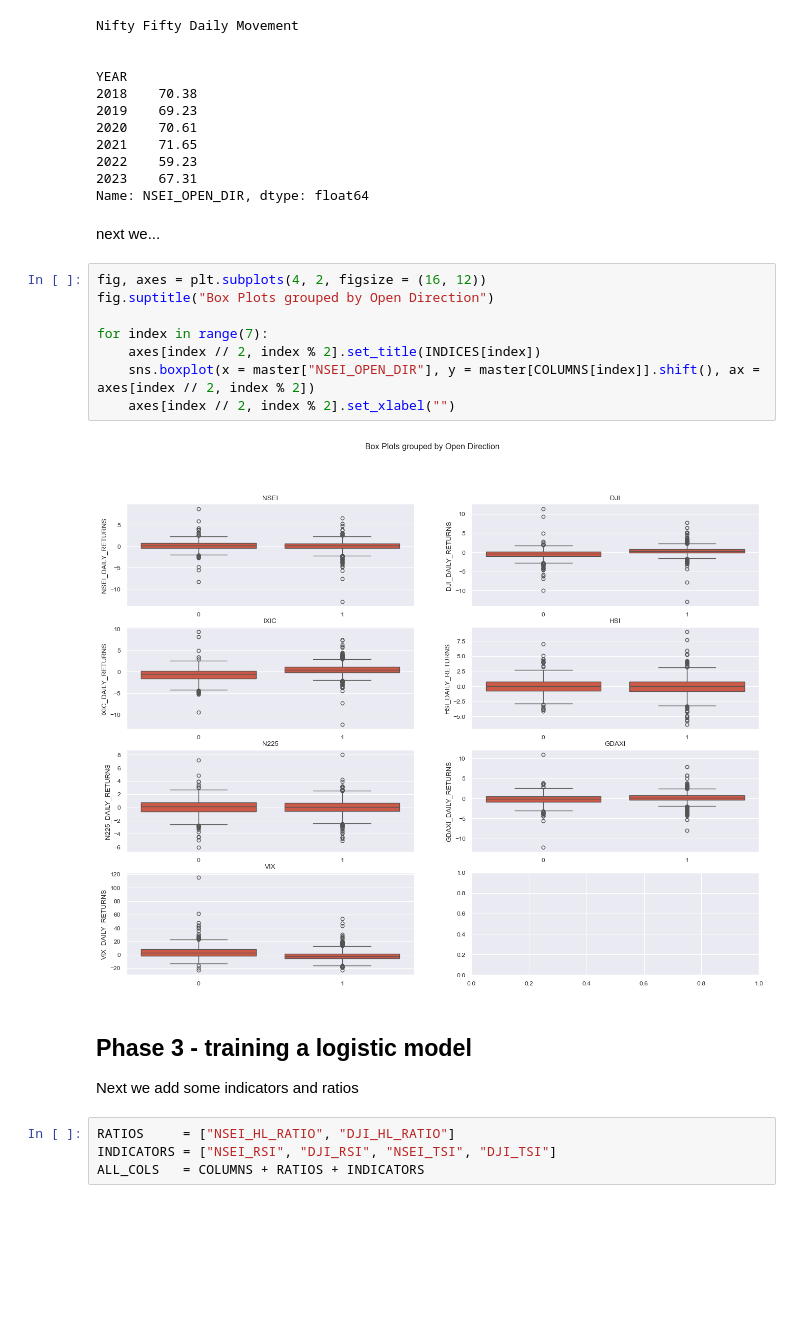
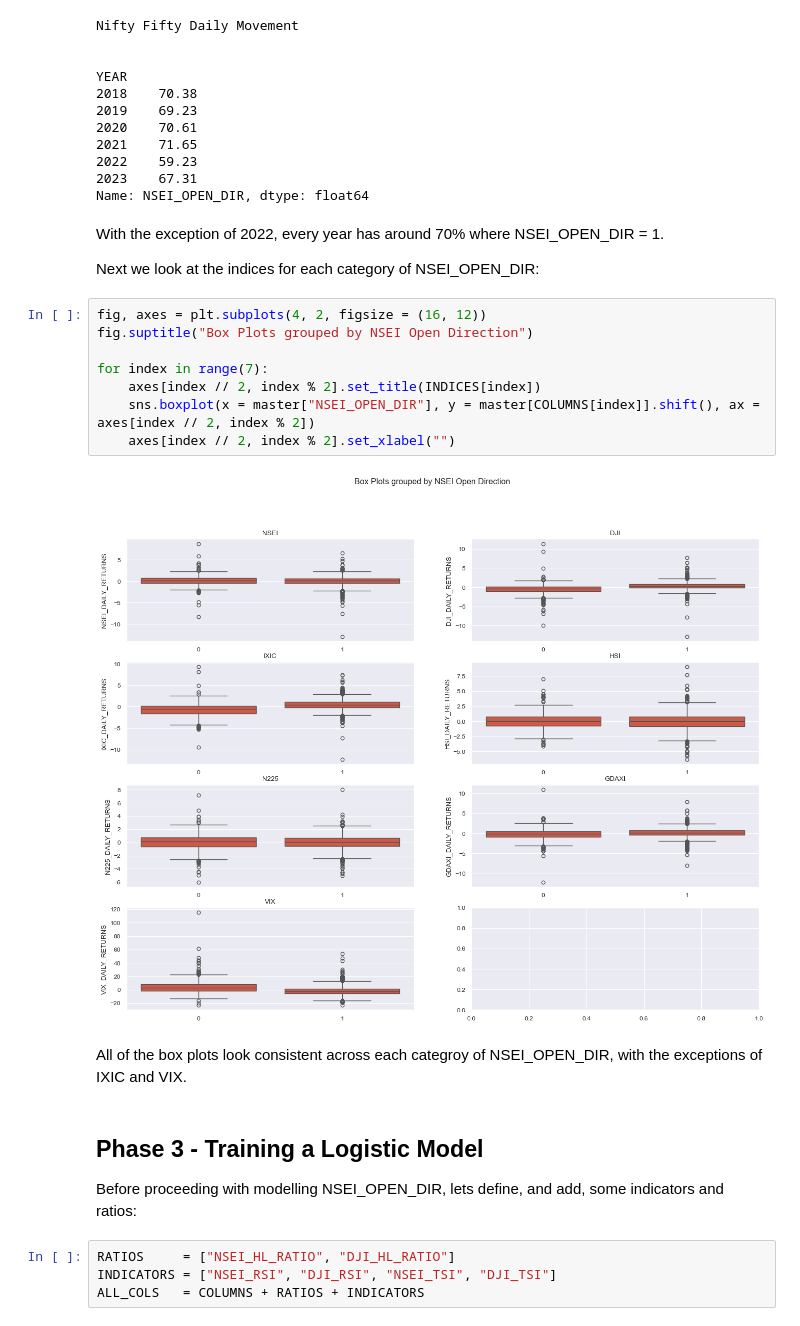
Before and after one commit to cowboysmall-courses/dsi-dsp, a Jupyter notebook: notebooks/report.ipynb, the cells around one changed output. Cells and saved outputs as stored; diff of their text form; blank space fills up the shorter version.

```diff
--- a/notebooks/report.ipynb
+++ b/notebooks/report.ipynb
@@ -369,22 +426,26 @@ YEAR
 2022    59.23
 2023    67.31
 Name: NSEI_OPEN_DIR, dtype: float64
-# %% [markdown]
-next we...
+# %% [markdown]
+With the exception of 2022, every year has around 70% where NSEI_OPEN_DIR = 1.
+
+Next we look at the indices for each category of NSEI_OPEN_DIR:
 # %%
 fig, axes = plt.subplots(4, 2, figsize = (16, 12))
-fig.suptitle("Box Plots grouped by Open Direction")
+fig.suptitle("Box Plots grouped by NSEI Open Direction")
 
 for index in range(7):
     axes[index // 2, index % 2].set_title(INDICES[index])
     sns.boxplot(x = master["NSEI_OPEN_DIR"], y = master[COLUMNS[index]].shift(), ax = axes[index // 2, index % 2])
     axes[index // 2, index % 2].set_xlabel("")
 # %% [output]
-[figure, old version]
+[figure, new version]
+# %% [markdown]
+All of the box plots look consistent across each categroy of NSEI_OPEN_DIR, with the exceptions of IXIC and VIX.
 # %% [markdown]
-## Phase 3 - training a logistic model
+## Phase 3 - Training a Logistic Model
 
-Next we add some indicators and ratios
+Before proceeding with modelling NSEI_OPEN_DIR, lets define, and add, some indicators and ratios:
 # %%
 RATIOS     = ["NSEI_HL_RATIO", "DJI_HL_RATIO"]
 INDICATORS = ["NSEI_RSI", "DJI_RSI", "NSEI_TSI", "DJI_TSI"]
```
Also changed, not shown: parts of 178 cells of this notebook, 1 other file.
